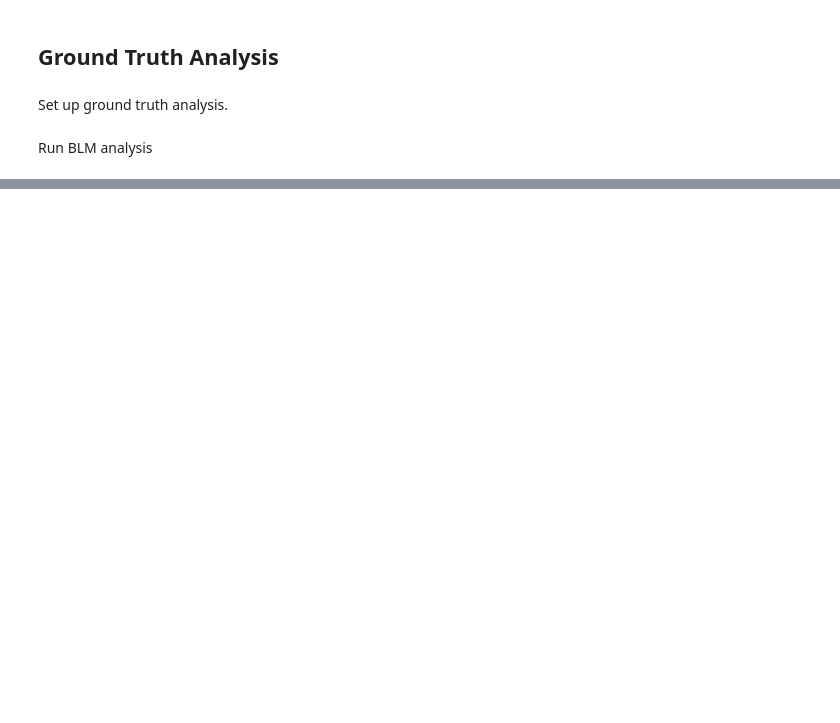
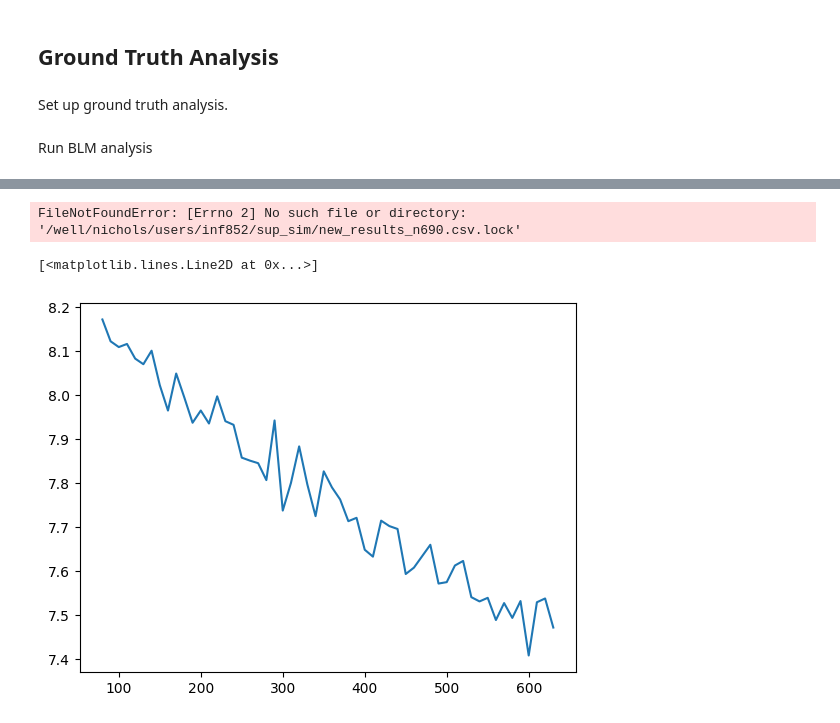
Before and after one commit to TomMaullin/crtoolbox, a Jupyter notebook: Suprema_Simulationn_HCP.ipynb, the cells around one changed output, grey strips where cells are left out. Cells and saved outputs as stored; diff of their text form; code cells hidden in the pictures; blank space fills up the shorter version.

```diff
--- a/Suprema_Simulationn_HCP.ipynb
+++ b/Suprema_Simulationn_HCP.ipynb
@@ -222,0 +575,5 @@ for i in range(n_sim):
+# %%
+mu_file = "/well/nichols/users/inf852/sup_sim/mu.nii"
+mu = nib.load(mu_file).get_fdata()
+
+display_volume(mu > 100)
@@ -222,0 +605,14 @@ for i in range(n_sim):
+# %%
+# Load the SLURM Cluster
+cluster = SLURMCluster()
+
+# --------------------------------------------------------------------------------
+# Connect to client
+# --------------------------------------------------------------------------------
+
+# Connect to cluster
+client = Client(cluster)
+
+
+# Ask for 100 nodes for computation
+cluster.scale(n_node)
@@ -222,0 +623,27 @@ for i in range(n_sim):
+# %%
+# Empty futures list
+futures = []
+
+# Loop through subjects
+for n_sub in n_subs:
+
+    # Submit jobs
+    for sim_ind in np.arange(n_sim):
+
+        # Run the jobNum^{th} job.run_simulation(n_sim, n, out_dir, 5000)
+        future_b = client.submit(get_results, Y_files, M_files, X_file, mask_gt, mu_file, c, n_sub, out_dir, sim_ind, pure=False)
+
+        # Append to list
+        futures.append(future_b)
+
+# Completed jobs
+completed = as_completed(futures)
+
+# Wait for results
+for i in completed:
+    i.result()
+
+# Delete the future objects (NOTE: see above comment in setup section).
+del i, completed, futures, future_b
+# %% [output]
+FileNotFoundError: [Errno 2] No such file or directory: '/well/nichols/users/inf852/sup_sim/new_results_n690.csv.lock'
@@ -222,0 +659,34 @@ for i in range(n_sim):
+# %%
+import glob
+
+# Get a list of files of the form new_results_n*.csv
+results_files = glob.glob(os.path.join(out_dir, 'new_results_n*.csv'))
+
+# For each file, get the number of subjects represented by the filename
+n_sub_list = [int(f.split('_n')[1].strip('.csv')) for f in results_files]
+
+# Loop through sample sizes and compute the mean of the suprema and Hausdorff distances
+sup_diff_mean = []
+haus_dist_mean = []
+
+for n_sub in n_sub_list:
+
+    # Get the results file for this sample size
+    results_file = os.path.join(out_dir, 'new_results_n' + str(n_sub) + '.csv')
+
+    # Read in the results file
+    results = pd.read_csv(results_file)
+
+    # Compute the mean of the suprema and Hausdorff distances
+    sup_diff_mean.append(results['sup_diff'].mean())
+    haus_dist_mean.append(results['haus_dist'].mean())
+
+# Sort the sample sizes and mean suprema and Hausdorff distances
+n_sub_list, sup_diff_mean, haus_dist_mean = zip(*sorted(zip(n_sub_list, sup_diff_mean, haus_dist_mean)))
+
+# Plot the mean suprema and Hausdorff distances against sample size
+#plt.plot(n_sub_list, sup_diff_mean, label='Suprema')
+plt.plot(n_sub_list, haus_dist_mean, label='Hausdorff')
+# %% [output]
+[<matplotlib.lines.Line2D at 0x...>]
+[figure, added]
```
Also changed, not shown: parts of 28 cells of this notebook, 1 other file.
